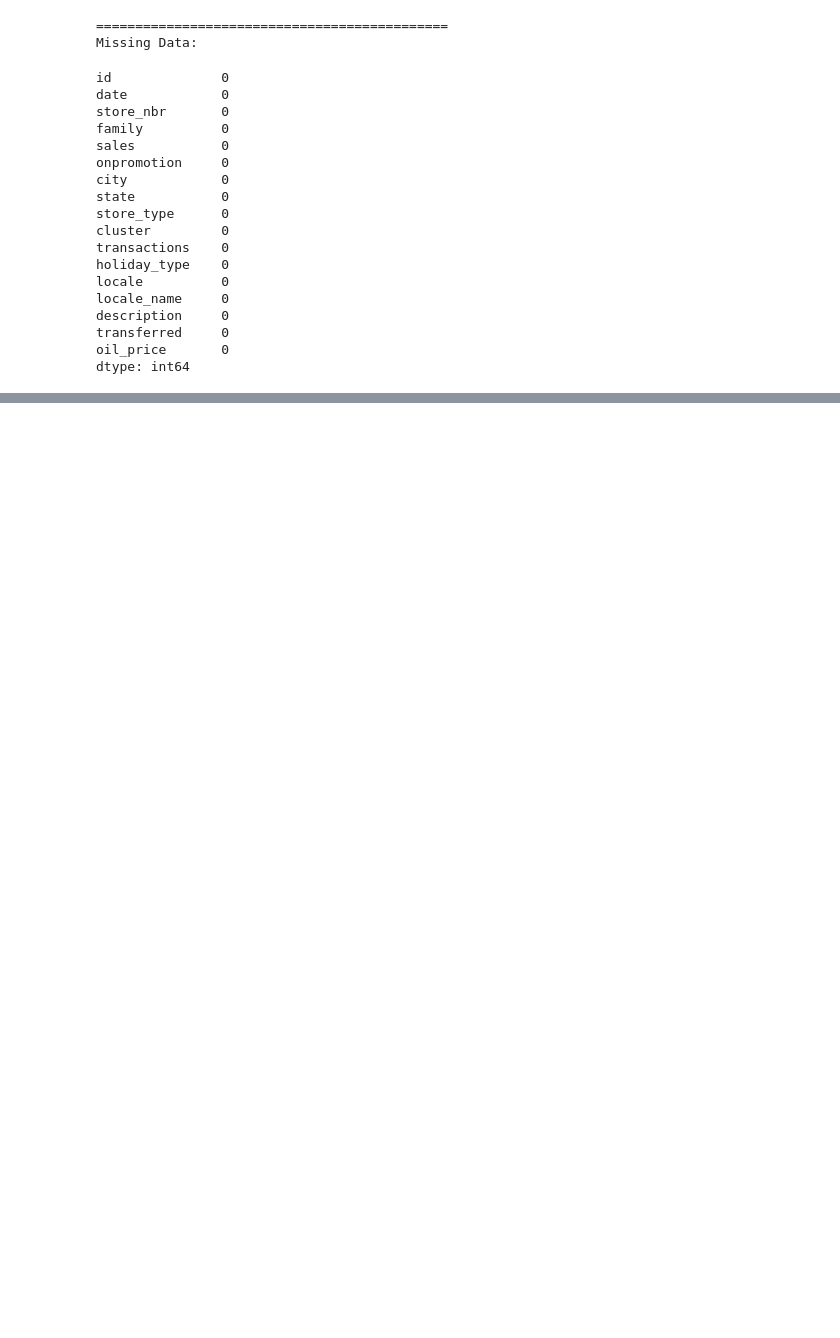
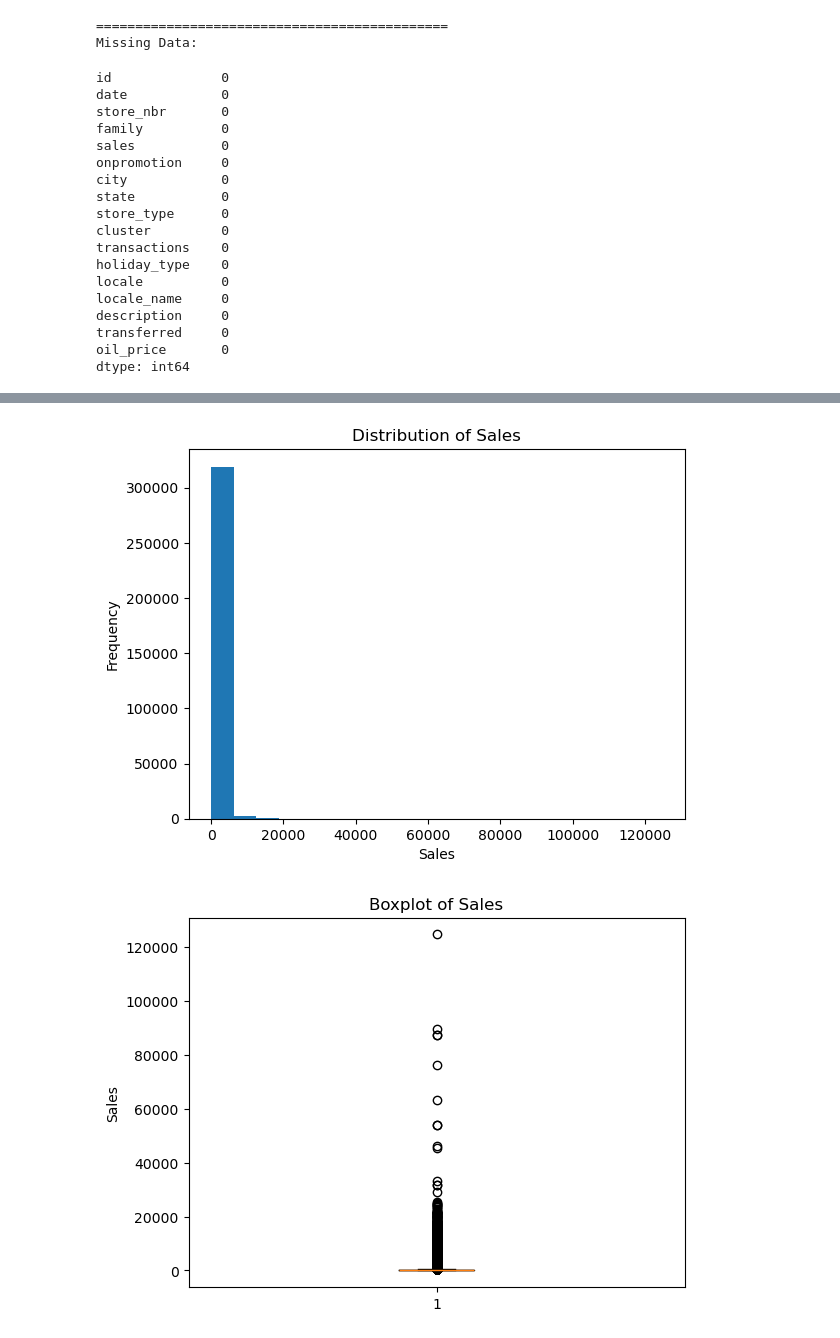
Before and after one commit to edmar-bevilaqua/store-sales-tsf-kaggle-competition, a Jupyter notebook: store-sales-tsf.ipynb, the cells around one changed output, grey strips where cells are left out. Drawn from its saved outputs; the diff is of its cells as text; code cells hidden in the pictures; blank space fills up the shorter version.

Commit message:
Update store-sales-tsf.ipynb
Add Univariate Analysis to the dataset.

```diff
--- a/store-sales-tsf.ipynb
+++ b/store-sales-tsf.ipynb
@@ -579,0 +587,16 @@ dtype: int64
+# %%
+# Histogram
+plt.hist(merged['sales'], bins=20)
+plt.xlabel('Sales')
+plt.ylabel('Frequency')
+plt.title('Distribution of Sales')
+plt.show()
+
+# Boxplot
+plt.boxplot(merged['sales'])
+plt.ylabel('Sales')
+plt.title('Boxplot of Sales')
+plt.show()
+# %% [output]
+[figure, added]
+[figure, added]
```
Also changed, not shown: parts of 12 cells of this notebook.
